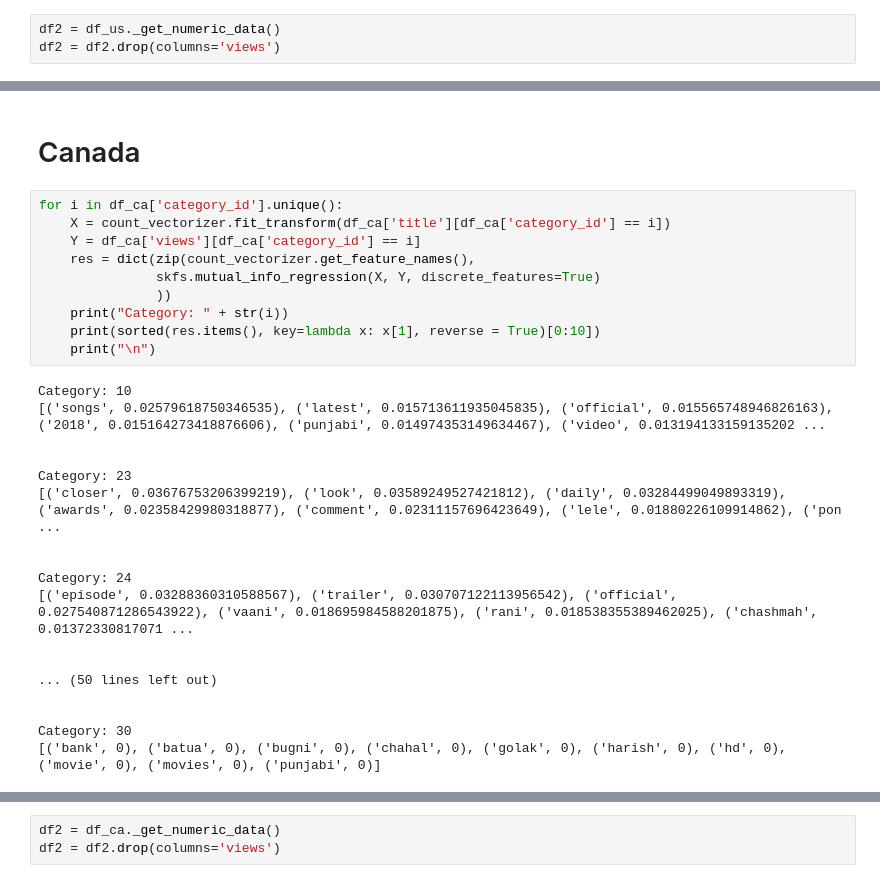
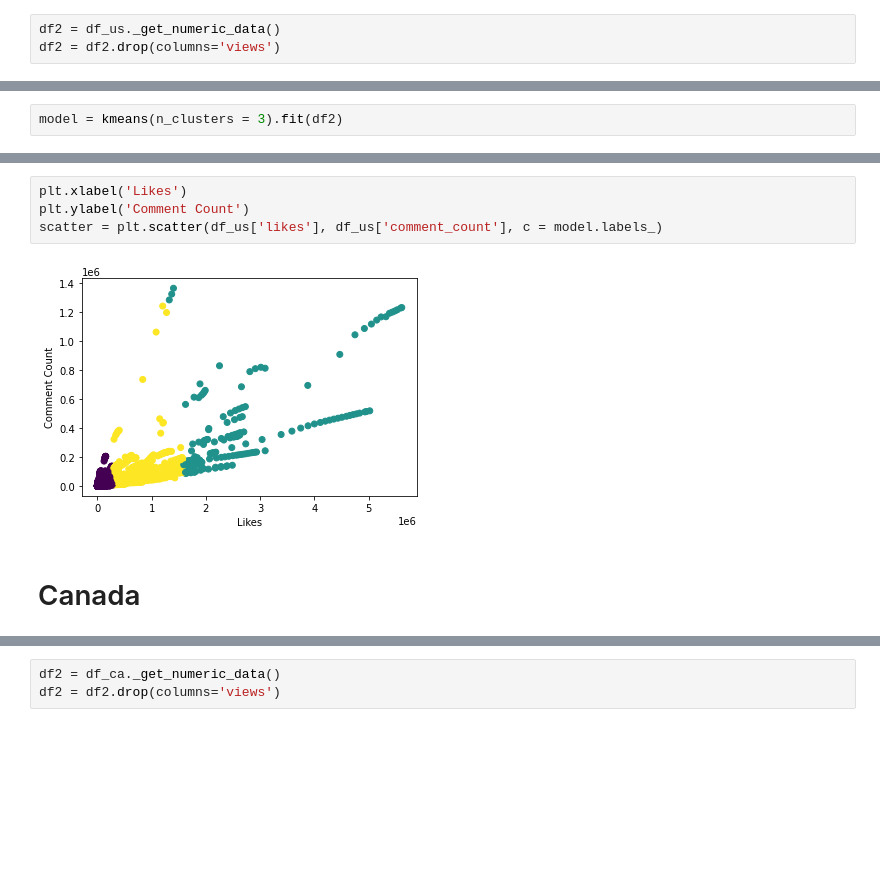
Before and after one commit to run-cmw/trending-yt-vids-api, a Jupyter notebook: project/Data_Analysis.ipynb, the cells around one changed output, grey strips where cells are left out. Cells and saved outputs as stored; diff of their text form; blank space fills up the shorter version.

```diff
--- a/project/YouTube_Analysis_Jacob.ipynb
+++ b/project/Data_Analysis.ipynb
@@ -192,0 +342,2 @@ mutual_list_sorted.reset_index(drop = True)
+# %%
+model = kmeans(n_clusters = 3).fit(df2)
@@ -193,30 +366,8 @@ mutual_list_sorted.reset_index(drop = True)
+# %%
+plt.xlabel('Likes')
+plt.ylabel('Comment Count')
+scatter = plt.scatter(df_us['likes'], df_us['comment_count'], c = model.labels_)
+# %% [output]
+[figure, added]
 # %% [markdown]
 # Canada
-# %%
-for i in df_ca['category_id'].unique():
-    X = count_vectorizer.fit_transform(df_ca['title'][df_ca['category_id'] == i])
-    Y = df_ca['views'][df_ca['category_id'] == i]
-    res = dict(zip(count_vectorizer.get_feature_names(),
-               skfs.mutual_info_regression(X, Y, discrete_features=True)
-               ))
-    print("Category: " + str(i))
-    print(sorted(res.items(), key=lambda x: x[1], reverse = True)[0:10])
-    print("\n")
-# %% [output]
-Category: 10
-[('songs', 0.02579618750346535), ('latest', 0.015713611935045835), ('official', 0.015565748946826163), ('2018', 0.015164273418876606), ('punjabi', 0.014974353149634467), ('video', 0.013194133159135202 ...
-
-
-Category: 23
-[('closer', 0.03676753206399219), ('look', 0.03589249527421812), ('daily', 0.03284499049893319), ('awards', 0.02358429980318877), ('comment', 0.02311157696423649), ('lele', 0.01880226109914862), ('pon ...
-
-
-Category: 24
-[('episode', 0.03288360310588567), ('trailer', 0.030707122113956542), ('official', 0.027540871286543922), ('vaani', 0.018695984588201875), ('rani', 0.018538355389462025), ('chashmah', 0.01372330817071 ...
-
-
-... (50 lines left out)
-
-
-Category: 30
-[('bank', 0), ('batua', 0), ('bugni', 0), ('chahal', 0), ('golak', 0), ('harish', 0), ('hd', 0), ('movie', 0), ('movies', 0), ('punjabi', 0)]
```
Also changed, not shown: parts of 128 cells of this notebook.
